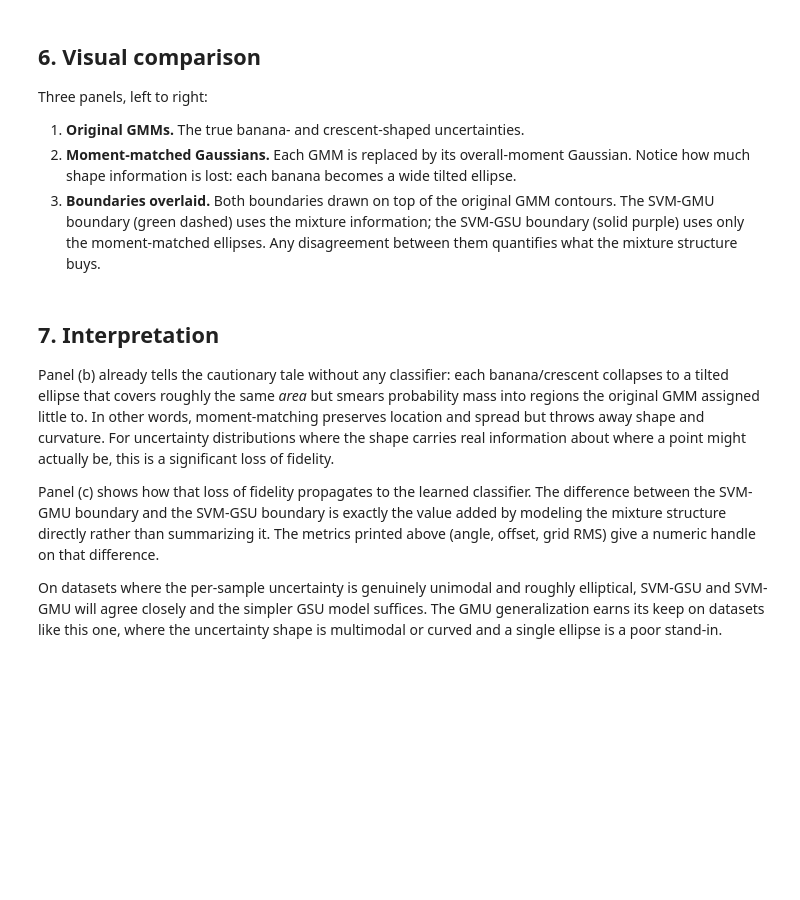
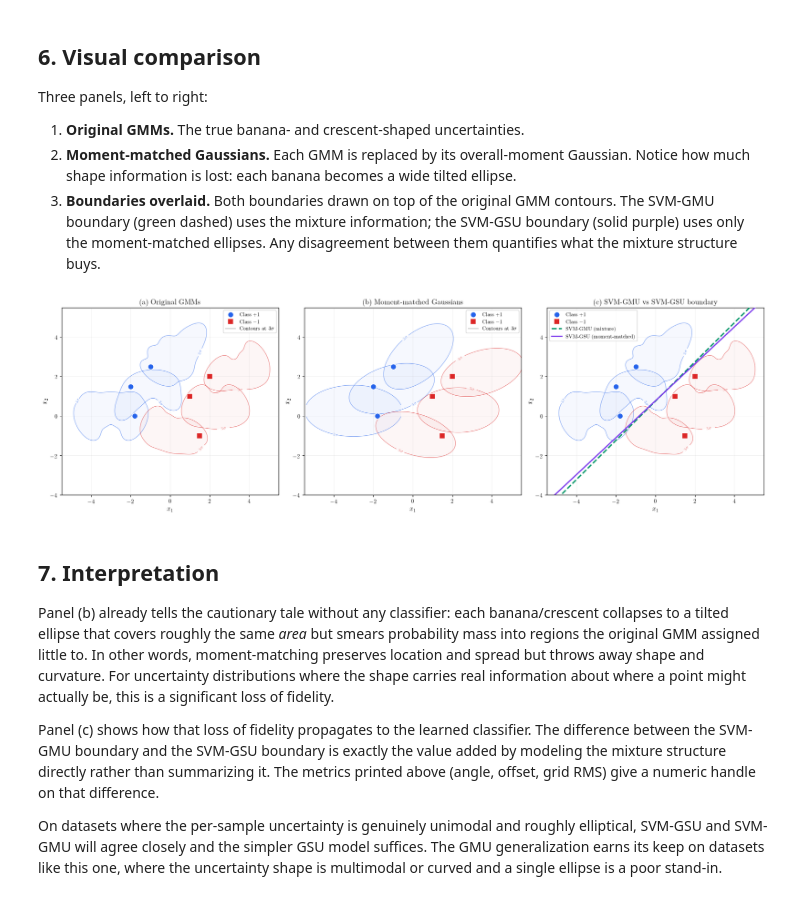
Before and after one commit to SushrutGaikwad/svm-gmu, a Jupyter notebook: experiments/gmu_vs_gsu_approximation.ipynb, the cells around one changed output. Cells and saved outputs as stored; diff of their text form; code cells hidden in the pictures; blank space fills up the shorter version.

Commit message:
experiments: Exp 3 notebook self-contained; saves gmu_vs_gsu figure

```diff
--- a/experiments/gmu_vs_gsu_approximation.ipynb
+++ b/experiments/gmu_vs_gsu_approximation.ipynb
@@ -70,6 +69,12 @@ import matplotlib.pyplot as plt
 
 from svm_gmu import SvmGmu
 from svm_gmu.plotting import plot_uncertainty
+
+# Render figures with the report's LaTeX serif font (pdflatex + lmodern).
+C.configure_pgf()
+
+GRAPHICS_DIR = C.GRAPHICS_DIR
+GRAPHICS_DIR.mkdir(parents=True, exist_ok=True)
 # %% [markdown]
 ## 2. Dataset
 
@@ -158,7 +216,7 @@ Three panels, left to right:
 2. **Moment-matched Gaussians.** Each GMM is replaced by its overall-moment Gaussian. Notice how much shape information is lost: each banana becomes a wide tilted ellipse.
 3. **Boundaries overlaid.** Both boundaries drawn on top of the original GMM contours. The SVM-GMU boundary (green dashed) uses the mixture information; the SVM-GSU boundary (solid purple) uses only the moment-matched ellipses. Any disagreement between them quantifies what the mixture structure buys.
 # %%
-# Three-panel comparison figure.
+# Three-panel comparison figure (saved as gmu_vs_gsu_approximation.pgf).
 
 n_rows, n_cols = 1, 3
 fig, axes = plt.subplots(n_rows, n_cols, figsize=(6.0 * n_cols, 6.0))
@@ -212,34 +270,37 @@ def _draw_line(ax, w, b, xlim, **kwargs):
 
 ax = axes[2]
 _draw_line(
     ax, model_gmu.coef_, float(model_gmu.intercept_), XLIM,
     color=GMU_COLOR, linewidth=2.4, linestyle="--", zorder=5,
     label="SVM-GMU (mixture)",
 )
 _draw_line(
     ax, model_gsu.coef_, float(model_gsu.intercept_), XLIM,
     color=GSU_COLOR, linewidth=2.2, linestyle="-", zorder=5,
     label="SVM-GSU (moment-matched)",
 )
 ax.set_xlim(XLIM)
 ax.set_ylim(YLIM)
 
 # Rebuild a clean legend on panel (c): keep the class-point entries that
 # plot_uncertainty added, plus the two boundary entries we just added.
 handles, labels = ax.get_legend_handles_labels()
-keep_labels = {"Class +1", "Class \u22121",
+keep_labels = {"Class +1", "Class −1",
                "SVM-GMU (mixture)", "SVM-GSU (moment-matched)"}
 seen = set()
 uniq = []
 for h, l in zip(handles, labels):
     if l in keep_labels and l not in seen:
         seen.add(l)
         uniq.append((h, l))
 ax.legend([h for h, _ in uniq], [l for _, l in uniq],
           loc="upper left", fontsize=9, framealpha=0.9)
 
 fig.tight_layout()
+fig.savefig(GRAPHICS_DIR / "gmu_vs_gsu_approximation.pgf", backend="pgf", bbox_inches="tight")
 plt.show()
+# %% [output]
+[figure, added]
 # %% [markdown]
 ## 7. Interpretation
 
```
Also changed, not shown: parts of 5 cells of this notebook, 1 other file.
